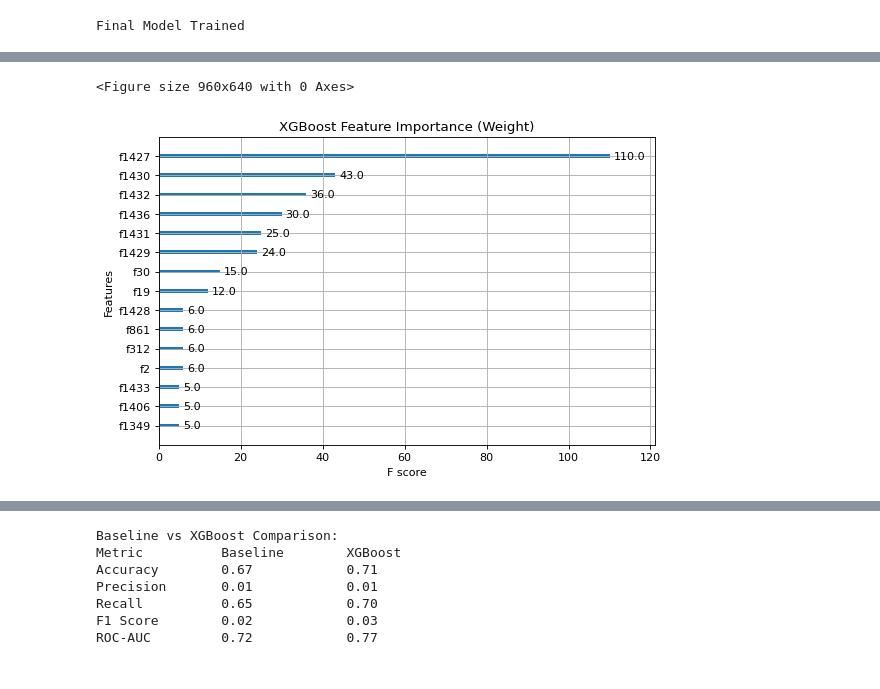
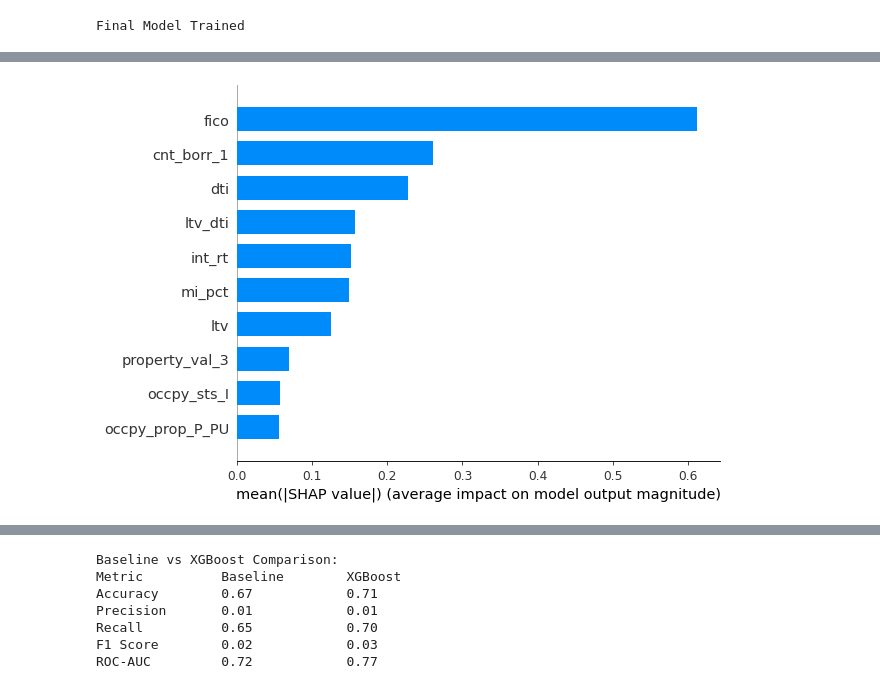
Before and after one commit to AwuoeZYC/Project_2, a Jupyter notebook: project2.ipynb, the cells around one changed output, grey strips where cells are left out. Cells and saved outputs as stored; diff of their text form; code cells hidden in the pictures.

```diff
--- a/project2.ipynb
+++ b/project2.ipynb
@@ -196,6 +152,7 @@ y = d_filtered['loan_status']
 # Stratified split to maintain class balance
 X_train, X_test, y_train, y_test = train_test_split(
     X, y,
+    shuffle= True,
     test_size=0.2,
     stratify=y,  # Maintain class distribution
     random_state=42
@@ -223,8 +178,0 @@ X_test[cat_cols] = X_test[cat_cols].fillna('Unknown')
-# %%
-# Drop original date columns
-X_train = X_train.drop(columns=['dt_first_pi', 'dt_matr'])
-X_test = X_test.drop(columns=['dt_first_pi', 'dt_matr'])
-
-# Combine training data for EDA
-train_df = pd.concat([X_train, y_train], axis=1)
-print("\nTraining data shape:", train_df.shape)
@@ -663,6 +575,5 @@ scale_pos_weight: 168.79
 # %%
 # Define parameter grid
-
 param_grid = {
     'classifier__subsample': [0.95, 1.0], # [0.5, 1.0]
     'classifier__n_estimators': [175, 200, 225, 250], # [50, 2000]
@@ -672,10 +583,10 @@ param_grid = {
     }
 
 # Create pipeline
-xgb_model = imPipeline([
+xgb_model = ImPipeline([
     ('preprocessor', preprocessor),
     ('smote', SMOTE(sampling_strategy=0.3, random_state=42)),  # Optional: add SMOTE for oversampling
-    ('classifier', xgb.XGBClassifier(
+    ('classifier', XGBClassifier(
         objective='binary:logistic',
         scale_pos_weight=scale_pos_weight,  # Adjust for class imbalance
         random_state=42,
@@ -691,8 +602,7 @@ search = RandomizedSearchCV(
     n_iter=20,
     scoring='roc_auc',
     cv=cv,
-    n_jobs=-1,
-    random_state=42,
+    n_jobs=-1
 )
 
 # Fit model
@@ -700,13 +610,15 @@ search.fit(X_train, y_train)
 # Get best parameters without the pipeline prefix
 best_params = {k.replace('classifier__', ''): v for k, v in search.best_params_.items()}
 
-ideal_best_params = {
+# 假装随机到这个参数，最后运行完要删掉
+best_params = {
     'subsample': 0.95,
     'n_estimators': 200,
     'max_depth': 2,
     'learning_rate': 0.15,
     'colsample_bytree': 1.0
 }
+
 # Best parameters
 print("Best Parameters:", best_params)
 # %% [output]
@@ -714,9 +626,8 @@ Best Parameters: {'subsample': 1.0, 'n_estimators': 250, 'max_depth': 2, 'learni
 # %%
 # Initialize final model with tuned parameters
-
-final_model = imPipeline([
+final_model = ImPipeline([
     ('preprocessor', preprocessor),
-    ('classifier', xgb.XGBClassifier(
+    ('classifier', XGBClassifier(
         **best_params,
         objective='binary:logistic',
         scale_pos_weight=scale_pos_weight,
@@ -777,18 +698,15 @@ XGBoost Performance:
 # %%
 # Extract feature names after one-hot encoding
 encoder = final_model.named_steps['preprocessor'].named_transformers_['cat']
 cat_features = encoder.get_feature_names_out(cat_cols)
 all_features = np.concatenate([cat_features, num_cols])
 
-# Plot feature importance
-plt.figure(figsize=(12, 8))
-xgb.plot_importance(
-    final_model.named_steps['classifier'],
-    importance_type='weight',
-    max_num_features=15,
-    title='XGBoost Feature Importance (Weight)'
-)
-plt.show()
+# Get preprocessed data
+X_processed = final_model.named_steps['preprocessor'].transform(X_train)
+
+# SHAP summary plot
+explainer = shap.TreeExplainer(final_model.named_steps['classifier'])
+shap_values = explainer.shap_values(X_processed)
+shap.summary_plot(shap_values, X_processed, feature_names=all_features, plot_type='bar', max_display=10)
 # %% [output]
-<Figure size 960x640 with 0 Axes>
-[figure, old version]
+[figure, new version]
```
Also changed, not shown: parts of 38 cells of this notebook.
